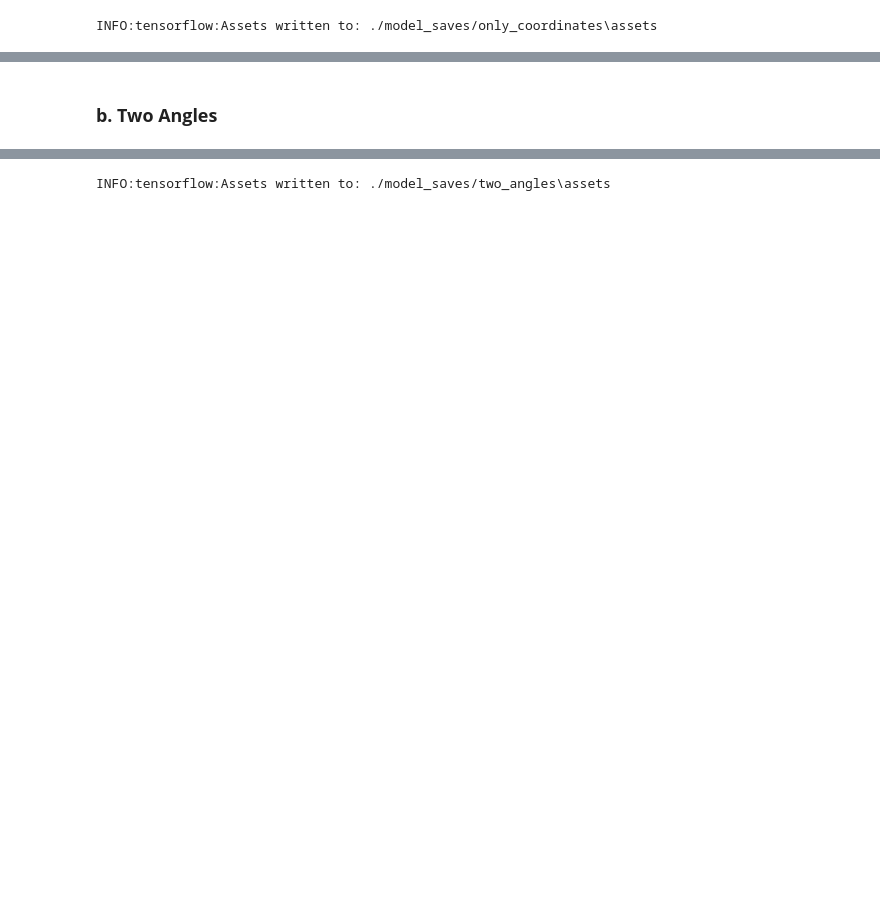
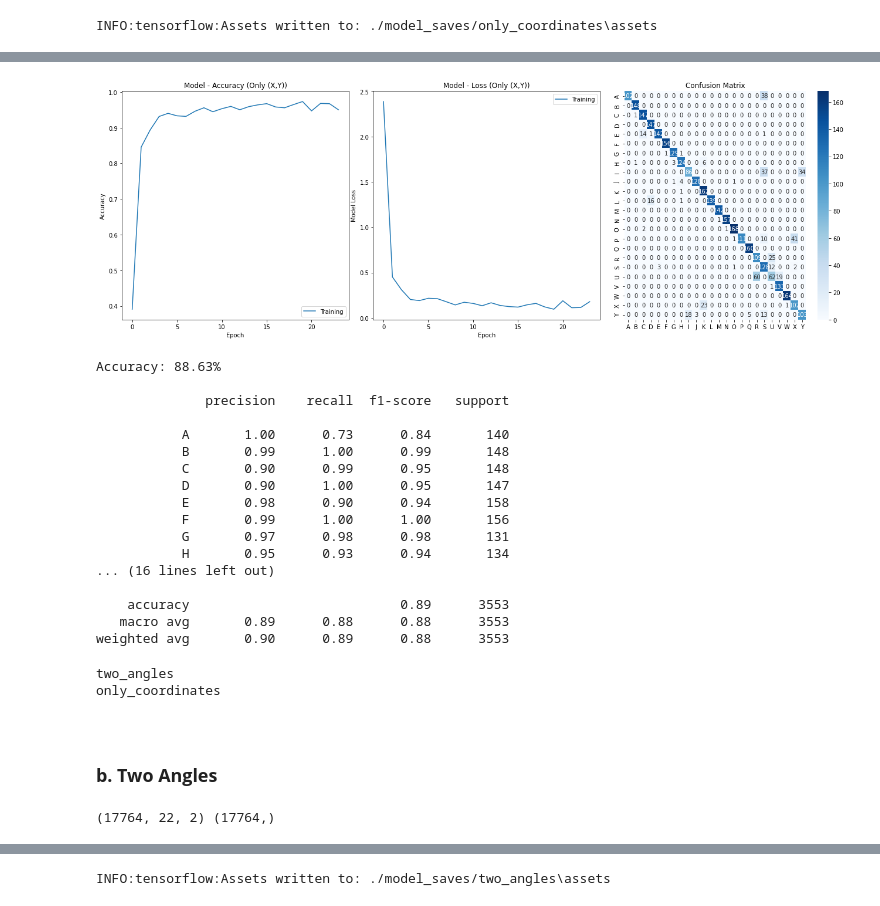
Before and after one commit to Srinivas-Natarajan/Gesture-Recognition-for-Sign-Language-Translation, a Jupyter notebook: Model Training.ipynb, the cells around one changed output, grey strips where cells are left out. Cells and saved outputs as stored; diff of their text form; code cells hidden in the pictures; blank space fills up the shorter version.

```diff
--- a/Model Training.ipynb
+++ b/Model Training.ipynb
@@ -242,4 +268,36 @@ weighted avg       0.97      0.97      0.97      3553
+# %%
+only_coordinates_results = evaluate_model(history, X_test, y_test, model_xy, "Only (X,Y)", actions)
+# %% [output]
+[figure, added]
+Accuracy: 88.63%
+
+              precision    recall  f1-score   support
+
+           A       1.00      0.73      0.84       140
+           B       0.99      1.00      0.99       148
+           C       0.90      0.99      0.95       148
+           D       0.90      1.00      0.95       147
+           E       0.98      0.90      0.94       158
+           F       0.99      1.00      1.00       156
+           G       0.97      0.98      0.98       131
+           H       0.95      0.93      0.94       134
+... (16 lines left out)
+
+    accuracy                           0.89      3553
+   macro avg       0.89      0.88      0.88      3553
+weighted avg       0.90      0.89      0.88      3553
+# %%
+with open('data/results.pkl', 'rb') as f:
+    list_of_metrics = pickle.load(f)
+
+for key in list_of_metrics.keys():
+    print(key)
+# %% [output]
+two_angles
+only_coordinates
 # %% [markdown]
+<br>
+
 ### **b. Two Angles**
 # %%
 missing = []
@@ -289,6 +347,10 @@ for action in actions:
 
 data = np.array(data)
 labels = np.array(labels)
+# %%
+print(data.shape, labels.shape)
+# %% [output]
+(17764, 22, 2) (17764,)
 # %%
 X_train, X_test, y_train, y_test = preprocess(data, labels)
 # %% [output]
```
Also changed, not shown: parts of 29 cells of this notebook, 42 other files.
